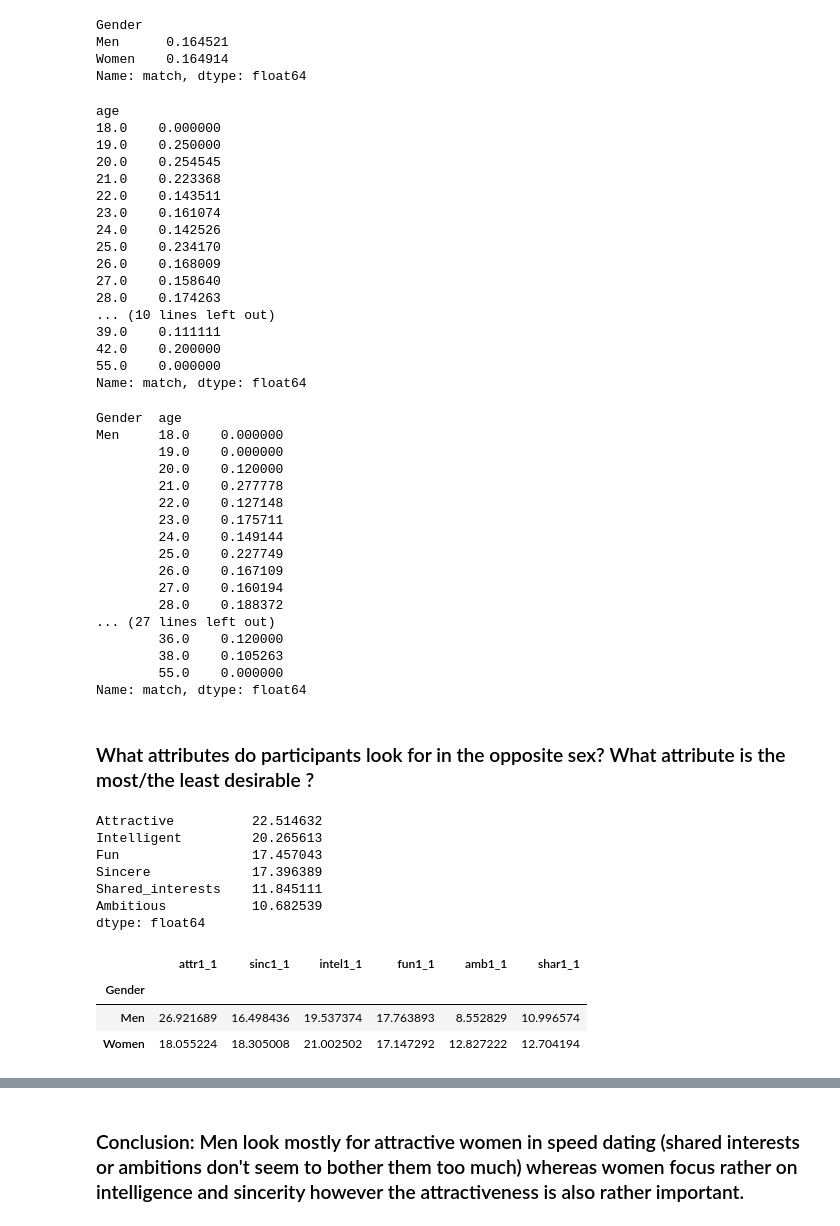
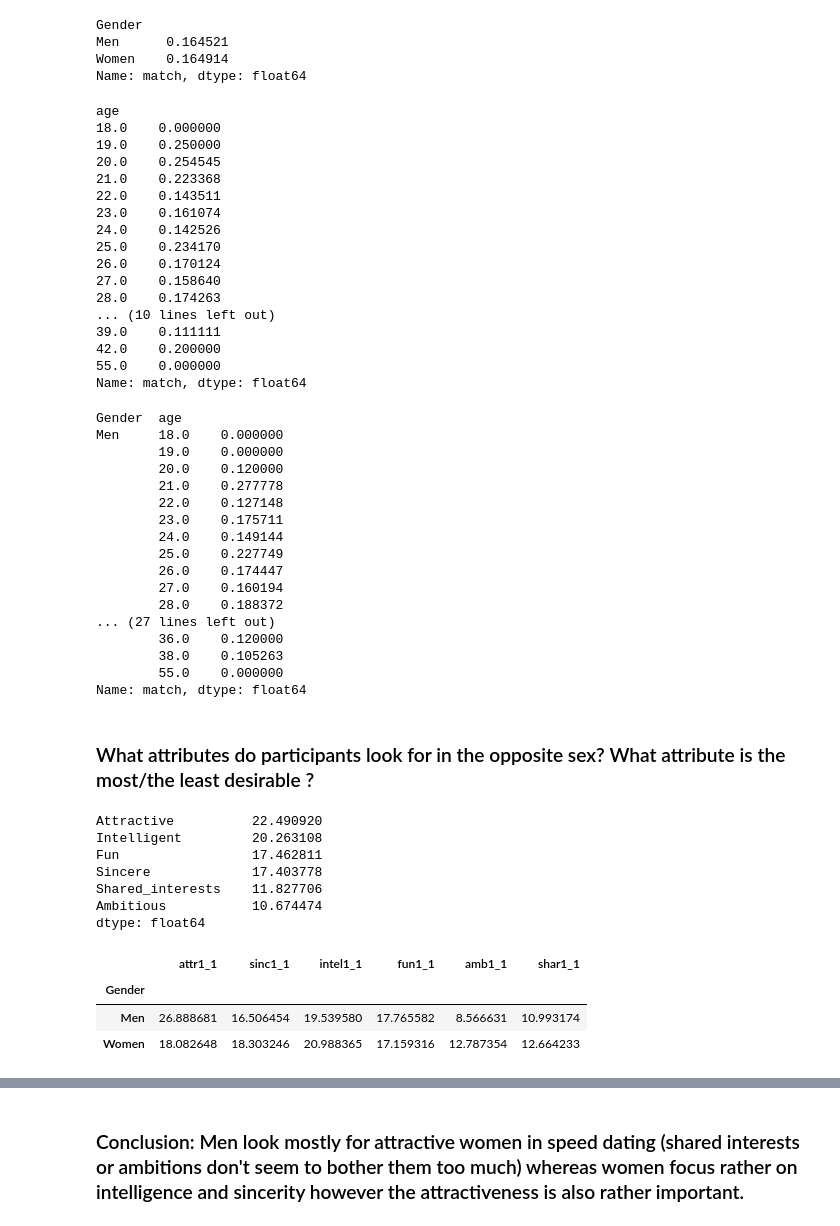
Before and after one commit to AgaHei/Speed_Dating_EDA, a Jupyter notebook: Project_Tinder_EDA.ipynb, the cells around one changed output, grey strips where cells are left out. Saved outputs shown, nothing was run; the diff lists cells and outputs as text; code cells hidden in the pictures.

Commit message:
Clearing data

```diff
--- a/Project_Tinder_EDA.ipynb
+++ b/Project_Tinder_EDA.ipynb
@@ -111,8 +111,8 @@ plt.show()
 # %% [output]
 [figure]
 # %%
-# Drop columns where missing values > 50%
-threshold = 0.5 # 50% missing data threshold
+# Drop columns where missing values > 30%
+threshold = 0.3 # 30% missing data threshold
 df_1 = df.loc[:, df.isnull().mean() < threshold]
 missing_percent = df.isnull().mean()
 dropped_cols = missing_percent[missing_percent > threshold].index
@@ -125,0 +161,3 @@ Dropped Columns: ['mn_sat', 'tuition', 'expnum', 'attr1_s', 'sinc1_s', 'intel1_s
+# %%
+# Replacing the missing numeric values with the median values
+df_1.loc[:, df_1.select_dtypes(include=['number']).columns] = df_1.select_dtypes(include=['number']).apply(lambda x: x.fillna(x.median()))
@@ -291,7 +348,7 @@ Men      0.164521
 Women    0.164914
 Name: match, dtype: float64
 # %%
-df.groupby(["age"])["match"].mean()
+df_1.groupby(["age"])["match"].mean()
 # %% [output]
 age
 18.0    0.000000
@@ -302,7 +359,7 @@ age
 23.0    0.161074
 24.0    0.142526
 25.0    0.234170
-26.0    0.168009
+26.0    0.170124
 27.0    0.158640
 28.0    0.174263
 ... (10 lines left out)
@@ -311,7 +368,7 @@ age
 55.0    0.000000
 Name: match, dtype: float64
 # %%
-df.groupby(["Gender", "age"])["match"].mean()
+df_1.groupby(["Gender", "age"])["match"].mean()
 # %% [output]
 Gender  age
 Men     18.0    0.000000
@@ -322,7 +379,7 @@ Men     18.0    0.000000
         23.0    0.175711
         24.0    0.149144
         25.0    0.227749
-        26.0    0.167109
+        26.0    0.174447
         27.0    0.160194
         28.0    0.188372
 ... (27 lines left out)
@@ -348,24 +405,24 @@ fig.show()
 # %%
 # Renaming personal attributes that participants look for in their partners to more clear names
 
-attributes = df[['attr1_1', 'sinc1_1','intel1_1','fun1_1','amb1_1','shar1_1']]
+attributes = df_1[['attr1_1', 'sinc1_1','intel1_1','fun1_1','amb1_1','shar1_1']]
 attributes.columns = ['Attractive', 'Sincere','Intelligent','Fun','Ambitious','Shared_interests']
 
 attributes_sort = attributes.mean().sort_values(ascending=False)
 attributes_sort
 # %% [output]
-Attractive          22.514632
-Intelligent         20.265613
-Fun                 17.457043
-Sincere             17.396389
-Shared_interests    11.845111
-Ambitious           10.682539
+Attractive          22.490920
+Intelligent         20.263108
+Fun                 17.462811
+Sincere             17.403778
+Shared_interests    11.827706
+Ambitious           10.674474
 dtype: float64
 # %%
-df.groupby("Gender")[['attr1_1', 'sinc1_1','intel1_1','fun1_1','amb1_1','shar1_1']].mean()
+df_1.groupby("Gender")[['attr1_1', 'sinc1_1','intel1_1','fun1_1','amb1_1','shar1_1']].mean()
 # %% [output]
 |  | attr1_1 | sinc1_1 | intel1_1 | fun1_1 | amb1_1 | shar1_1 |
 | Gender |  |  |  |  |  |  |
-| Men | 26.921689 | 16.498436 | 19.537374 | 17.763893 | 8.552829 | 10.996574 |
-| Women | 18.055224 | 18.305008 | 21.002502 | 17.147292 | 12.827222 | 12.704194 |
+| Men | 26.888681 | 16.506454 | 19.539580 | 17.765582 | 8.566631 | 10.993174 |
+| Women | 18.082648 | 18.303246 | 20.988365 | 17.159316 | 12.787354 | 12.664233 |
 # %%
```
Also changed, not shown: parts of 28 cells of this notebook.
